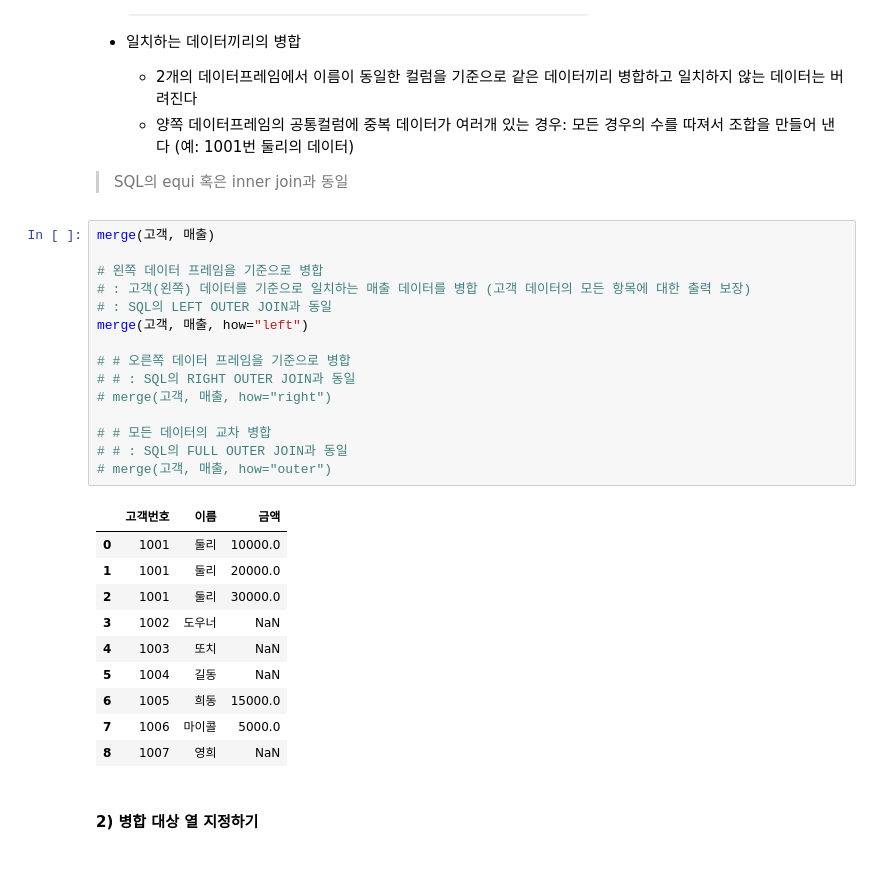
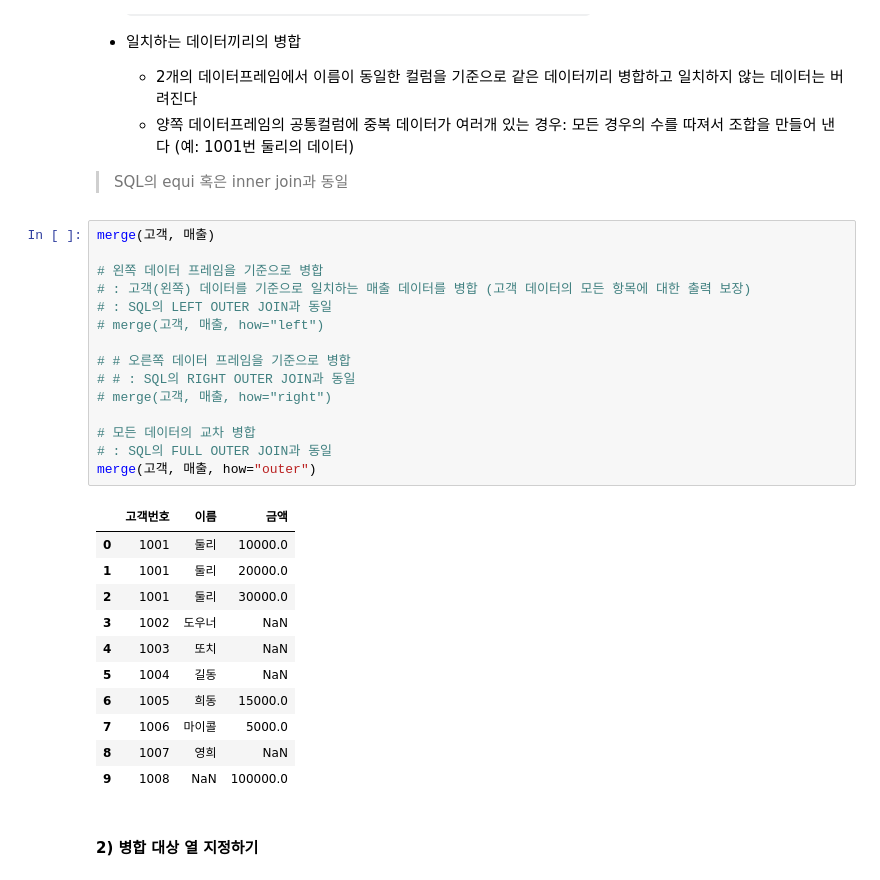
Before and after one commit to dahyoon/data_analysis, a Jupyter notebook: C_데이터_다루기/2_데이터전처리/3_행열병합.ipynb, the cells around one changed output. Drawn from its saved outputs; the diff is of its cells as text.

```diff
--- a/C_데이터_다루기/2_데이터전처리/3_행열병합.ipynb
+++ b/C_데이터_다루기/2_데이터전처리/3_행열병합.ipynb
@@ -43,29 +43,30 @@ print(매출)
 # %%
 merge(고객, 매출)
 
 # 왼쪽 데이터 프레임을 기준으로 병합
 # : 고객(왼쪽) 데이터를 기준으로 일치하는 매출 데이터를 병합 (고객 데이터의 모든 항목에 대한 출력 보장)
 # : SQL의 LEFT OUTER JOIN과 동일
-merge(고객, 매출, how="left")
+# merge(고객, 매출, how="left")
 
 # # 오른쪽 데이터 프레임을 기준으로 병합
 # # : SQL의 RIGHT OUTER JOIN과 동일
 # merge(고객, 매출, how="right")
 
-# # 모든 데이터의 교차 병합
-# # : SQL의 FULL OUTER JOIN과 동일
-# merge(고객, 매출, how="outer")
+# 모든 데이터의 교차 병합
+# : SQL의 FULL OUTER JOIN과 동일
+merge(고객, 매출, how="outer")
 # %% [output]
 |  | 고객번호 | 이름 | 금액 |
 | 0 | 1001 | 둘리 | 10000.0 |
 | 1 | 1001 | 둘리 | 20000.0 |
 | 2 | 1001 | 둘리 | 30000.0 |
 | 3 | 1002 | 도우너 | NaN |
 | 4 | 1003 | 또치 | NaN |
 | 5 | 1004 | 길동 | NaN |
 | 6 | 1005 | 희동 | 15000.0 |
 | 7 | 1006 | 마이콜 | 5000.0 |
 | 8 | 1007 | 영희 | NaN |
+| 9 | 1008 | NaN | 100000.0 |
 # %% [markdown]
 #### 2) 병합 대상 열 지정하기
 # %% [markdown]
```
Also changed, not shown: 10 other files.
